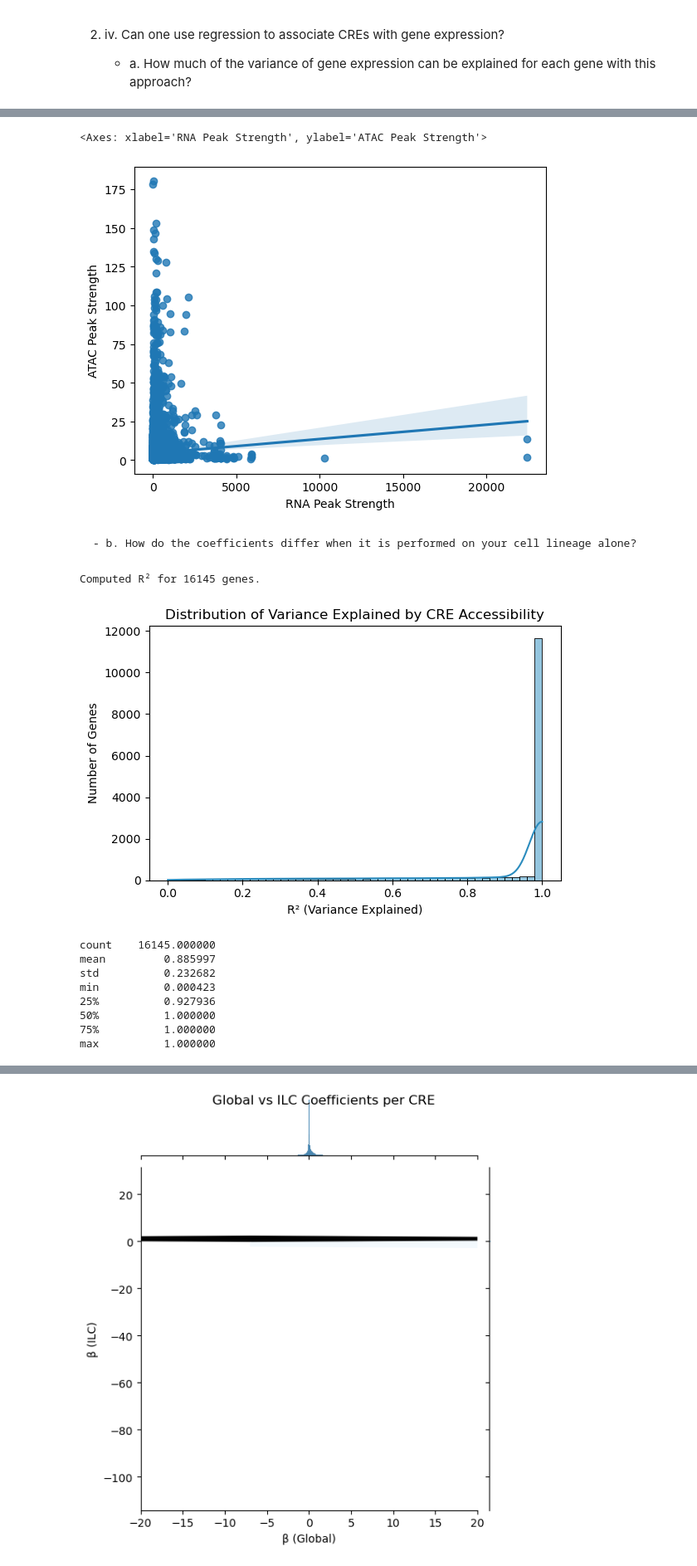
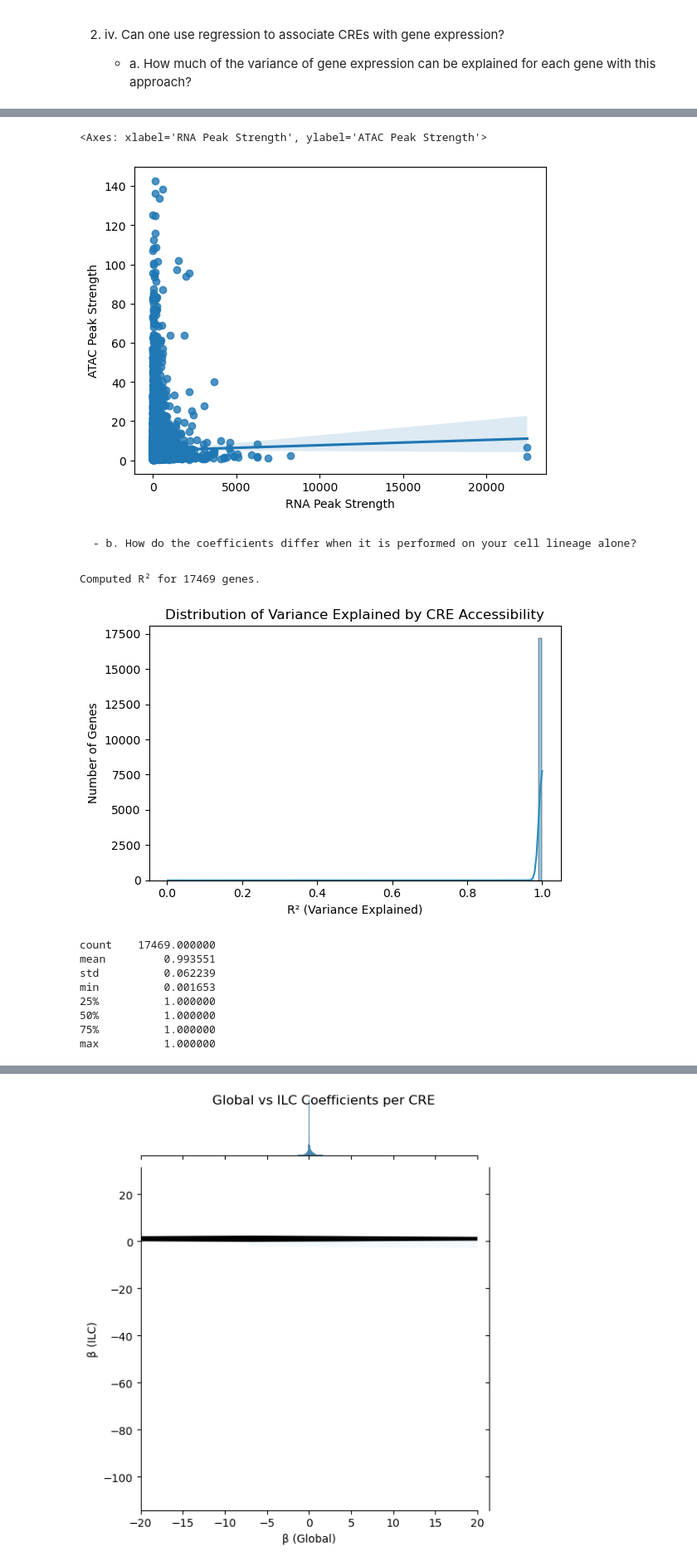
Before and after one commit to Topic2-Gene-Regulation-Immune-Cells/ILC-cells-Team4, a Jupyter notebook: 08_regression_modelling.ipynb, the cells around one changed output, grey strips where cells are left out. Shown at 83% size. Cells and saved outputs as stored; diff of their text form; code cells hidden in the pictures.

```diff
--- a/08_regression_modelling.ipynb
+++ b/08_regression_modelling.ipynb
@@ -35,16 +35,16 @@ rna = pd.read_csv(RNA_SEQ_PATH, index_col=0)
 # %%
 # --- 2. Build gene → CRE mapping ---
 # We'll use the 'TSS_GeneName' field to link peaks to their gene.
-gene_to_peaks = peaks.groupby("TSS_GeneName")["id"].apply(list).to_dict()
+#gene_to_peaks = peaks.groupby("TSS_GeneName")["id"].apply(list).to_dict()
 
 # 2.1 Explode the gene lists
-#peaks["gene_list"] = peaks["genes.within.100Kb"].str.split(",")
-#peaks_exploded = peaks.explode("gene_list").rename(columns={"gene_list":"gene"})
+peaks["gene_list"] = peaks["genes.within.100Kb"].str.split(",")
+peaks_exploded = peaks.explode("gene_list").rename(columns={"gene_list":"gene"})
 # Drop any empty gene entries
-#peaks_exploded = peaks_exploded[peaks_exploded["gene"].notna() & (peaks_exploded["gene"]!="")]
+peaks_exploded = peaks_exploded[peaks_exploded["gene"].notna() & (peaks_exploded["gene"]!="")]
 
 # 2.2 Group to get mapping: gene → list of peak_ids
-#gene_to_peaks = peaks_exploded.groupby("gene")["id"].apply(list).to_dict()
+gene_to_peaks = peaks_exploded.groupby("gene")["id"].apply(list).to_dict()
 
 # --- 3. Perform regression ---
 def perform_regression(atac_data, rna_data):
@@ -93,7 +93,10 @@ def perform_regression(atac_data, rna_data):
             logging.warning(f"Regression failed for {gene}: {e}")
             continue
 
-        results.append({"gene": gene, "R2": r2, "beta": beta, "n_CRes": len(peak_ids)})
+        results.append({"gene": gene,
+                        "R2": r2, "beta": beta,
+                        "peaks": peak_ids,
+                        "n_CRes": len(peak_ids)})
 
     print(f"Computed R² for {len(results)} genes.")
     return pd.DataFrame(results).set_index("gene"), pd.DataFrame(peak_means)
@@ -143,7 +168,7 @@ peak_means["ATAC Peak Strength"] = peak_means["ATAC Peak Strength"].apply(
 sns.regplot(data=peak_means.sample(10000), x="RNA Peak Strength", y="ATAC Peak Strength")
 # %% [output]
 <Axes: xlabel='RNA Peak Strength', ylabel='ATAC Peak Strength'>
-[figure, old version]
+[figure, new version]
 # %% [markdown]
     - b. How do the coefficients differ when it is performed on your cell lineage alone?
 # %%
@@ -152,29 +177,29 @@ results_ilc, peak_means_ilc_raw = perform_regression(atac[ilc_columns], rna[ilc_
 
 peak_means_ilc = peak_means_ilc_raw.explode("ATAC Peak Strength")
 # %% [output]
-Computed R² for 16145 genes.
+Computed R² for 17469 genes.
 # %%
 
 # --- 5. Plot distribution of R² ---
 #sns.set(style="whitegrid")
 plt.figure(figsize=(6,4))
-sns.histplot(results_ilc["R2"], bins=50, kde=True, color="#2b8cbe")
+sns.histplot(results_ilc["R2"], bins=100, kde=True, color="#2b8cbe")
 plt.xlabel("R² (Variance Explained)")
 plt.ylabel("Number of Genes")
 plt.title("Distribution of Variance Explained by CRE Accessibility")
 plt.tight_layout()
 #plt.savefig("reports/R2_distribution.png", dpi=300)
 plt.show()
 
 # Optional: print summary statistics
 print(results_ilc["R2"].describe().to_string())
 # %% [output]
-[figure, old version]
+[figure, new version]
-count    16145.000000
-mean         0.885997
-std          0.232682
-min          0.000423
-25%          0.927936
+count    17469.000000
+mean         0.993551
+std          0.062239
+min          0.001653
+25%          1.000000
 50%          1.000000
 75%          1.000000
 max          1.000000
```
Also changed, not shown: parts of 9 cells of this notebook.
